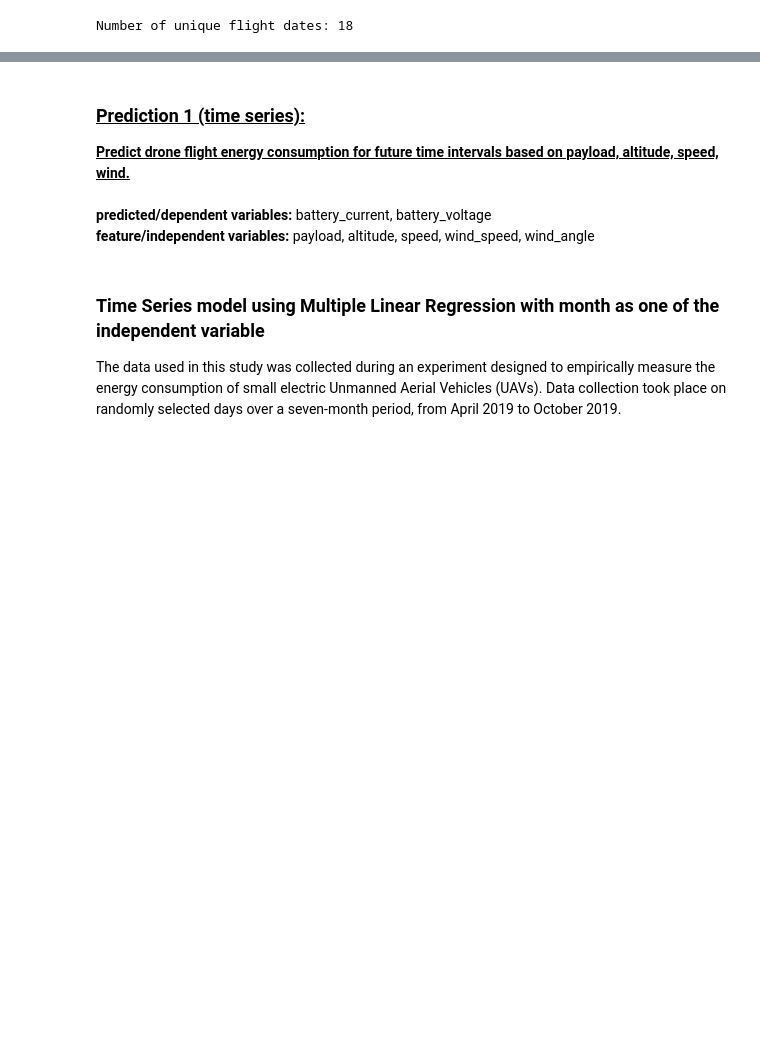
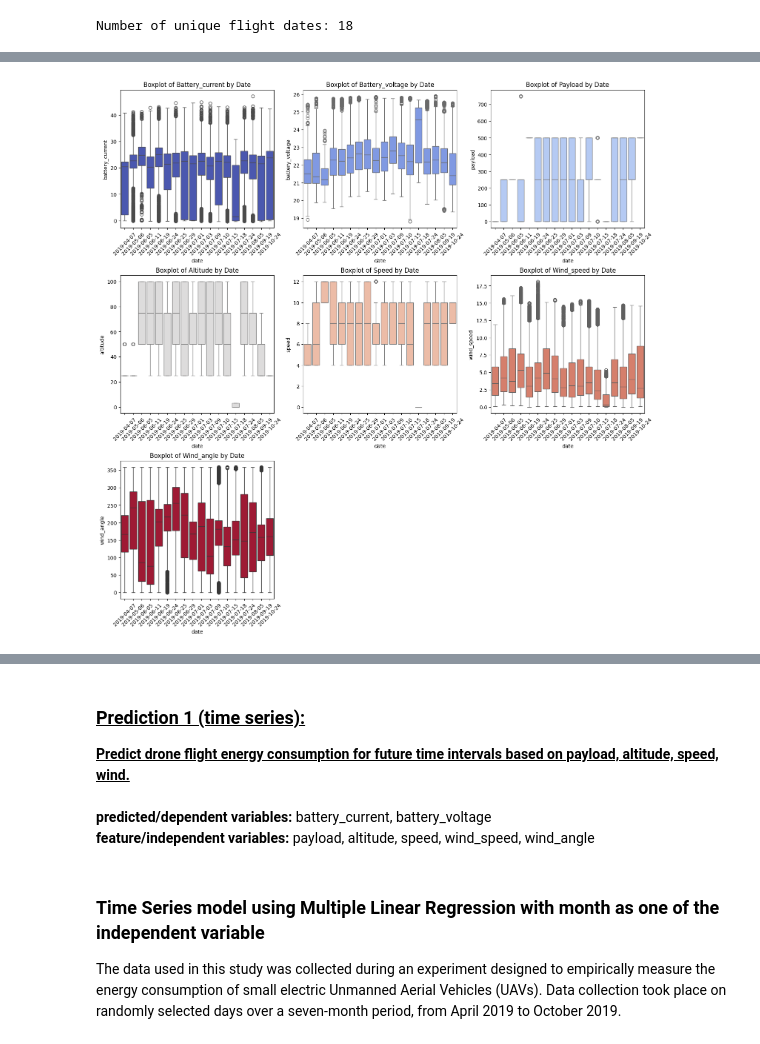
Before and after one commit to caliskate/delivery-drone-flight-predictions, a Jupyter notebook: flight_predictions.ipynb, the cells around one changed output, grey strips where cells are left out. Cells and saved outputs as stored; diff of their text form; code cells hidden in the pictures; blank space fills up the shorter version.

```diff
--- a/flight_predictions.ipynb
+++ b/flight_predictions.ipynb
@@ -219,0 +309,33 @@ Number of unique flight dates: 18
+# %%
+# Generate colors from a matplotlib palette (refined with ChatGPT for space saving)
+num_colors = len(prediction1_columns)
+colors = cm.coolwarm(np.linspace(0, 1, num_colors))  # Create colors for each subplot
+
+# Define subplot column/rows
+num_cols = 3
+num_rows = (len(prediction1_columns) + num_cols - 1) // num_cols  # Calculate rows to fit all subplots
+
+# Create the figure and axes
+fig, axes = plt.subplots(num_rows, num_cols, figsize=(15, 5 * num_rows), constrained_layout=True)
+
+# Make grid of subplots to iterate
+axes = axes.flatten()
+
+# Boxplots with unique color for each subplot
+for i, col in enumerate(prediction1_columns):
+    sns.boxplot(
+        x=drone_df_edited['date'],
+        y=drone_df_edited[col],
+        color=colors[i],
+        ax=axes[i]
+    )
+    axes[i].set_title(f'Boxplot of {col.capitalize()} by Date')
+    axes[i].tick_params(axis='x', rotation=45)  # Rotate x-axis labels for readability
+
+# Hide unused subplots
+for j in range(len(prediction1_columns), len(axes)):
+    fig.delaxes(axes[j])
+
+plt.show()
+# %% [output]
+[figure, new version]
```
Also changed, not shown: parts of 31 cells of this notebook, 1 other file.
